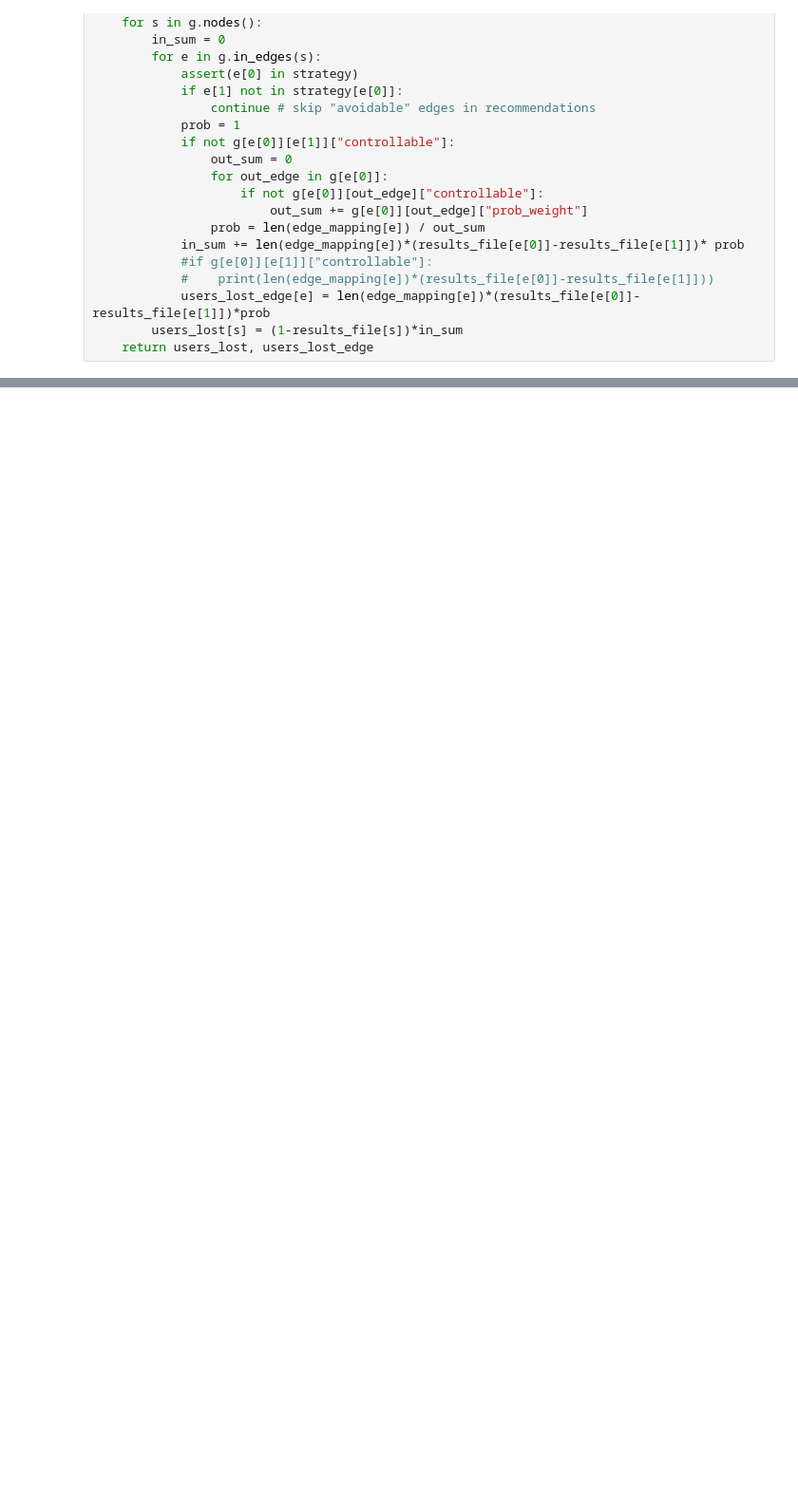
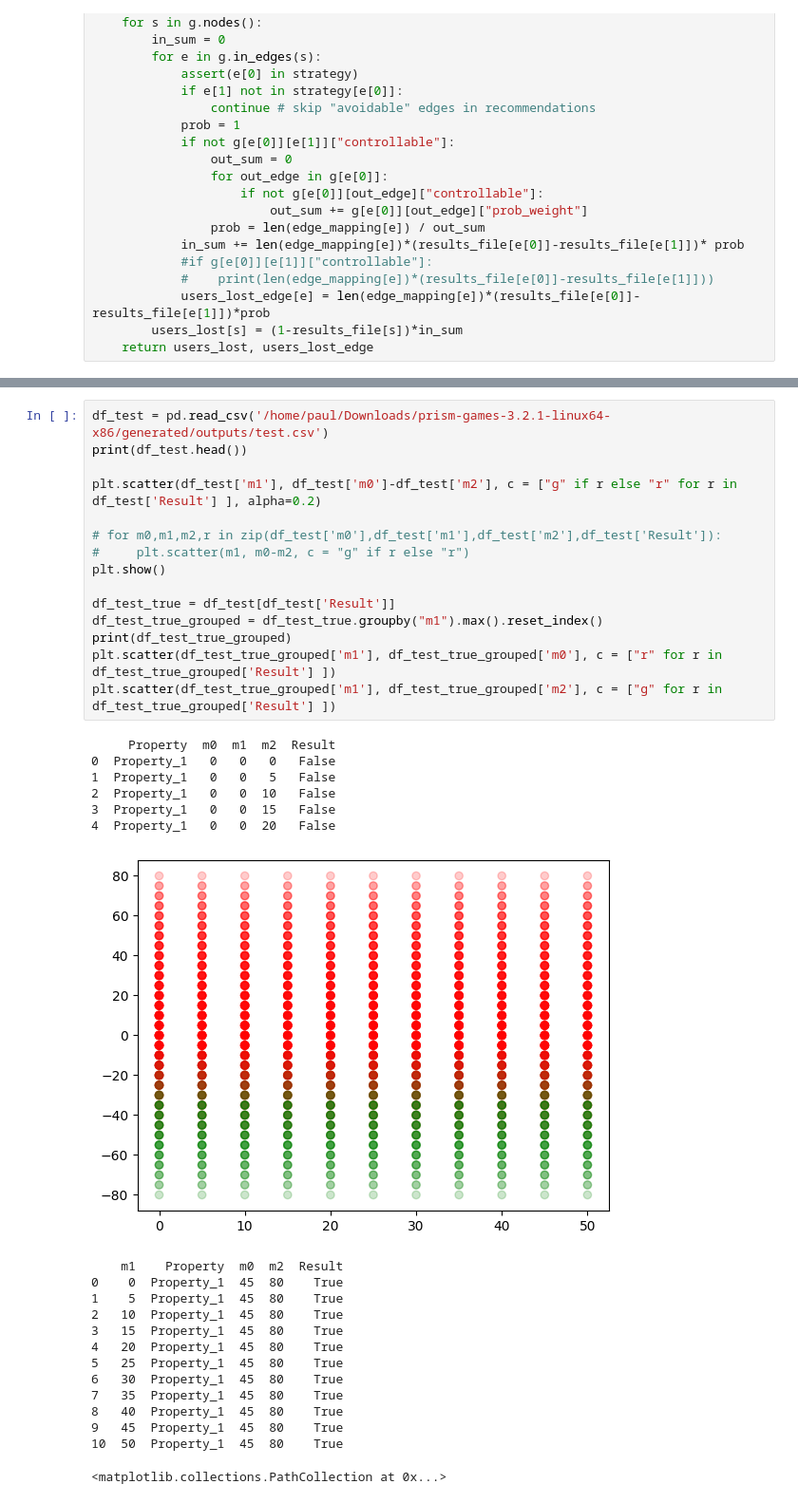
Before and after one commit to smartjourneymining/probabilistic_games, a Jupyter notebook: io_alergia_greps.ipynb, the cells around one changed output, grey strips where cells are left out. Shown at 95% size. Saved outputs shown, nothing was run; the diff lists cells and outputs as text; blank space fills up the shorter version.

```diff
--- a/io_alergia_greps.ipynb
+++ b/io_alergia_greps.ipynb
@@ -531,0 +1062,36 @@ def plot_repair_recommendations(g, states, q, edge_mapping):
+# %%
+df_test = pd.read_csv('/home/paul/Downloads/prism-games-3.2.1-linux64-x86/generated/outputs/test.csv')
+print(df_test.head())
+
+plt.scatter(df_test['m1'], df_test['m0']-df_test['m2'], c = ["g" if r else "r" for r in df_test['Result'] ], alpha=0.2)
+
+# for m0,m1,m2,r in zip(df_test['m0'],df_test['m1'],df_test['m2'],df_test['Result']):
+#     plt.scatter(m1, m0-m2, c = "g" if r else "r")
+plt.show()
+
+df_test_true = df_test[df_test['Result']]
+df_test_true_grouped = df_test_true.groupby("m1").max().reset_index()
+print(df_test_true_grouped)
+plt.scatter(df_test_true_grouped['m1'], df_test_true_grouped['m0'], c = ["r" for r in df_test_true_grouped['Result'] ])
+plt.scatter(df_test_true_grouped['m1'], df_test_true_grouped['m2'], c = ["g" for r in df_test_true_grouped['Result'] ])
+# %% [output]
+     Property  m0  m1  m2  Result
+0  Property_1   0   0   0   False
+1  Property_1   0   0   5   False
+2  Property_1   0   0  10   False
+3  Property_1   0   0  15   False
+4  Property_1   0   0  20   False
+[figure, added]
+    m1    Property  m0  m2  Result
+0    0  Property_1  45  80    True
+1    5  Property_1  45  80    True
+2   10  Property_1  45  80    True
+3   15  Property_1  45  80    True
+4   20  Property_1  45  80    True
+5   25  Property_1  45  80    True
+6   30  Property_1  45  80    True
+7   35  Property_1  45  80    True
+8   40  Property_1  45  80    True
+9   45  Property_1  45  80    True
+10  50  Property_1  45  80    True
+<matplotlib.collections.PathCollection at 0x...>
```
Also changed, not shown: parts of 42 cells of this notebook.
